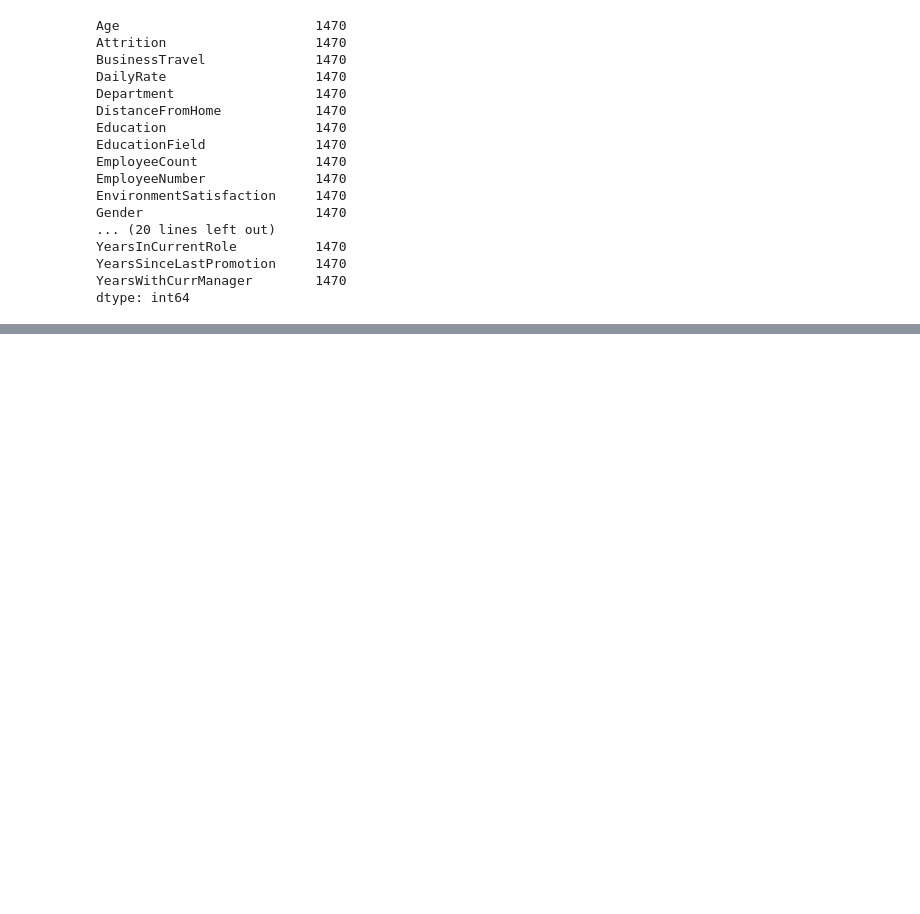
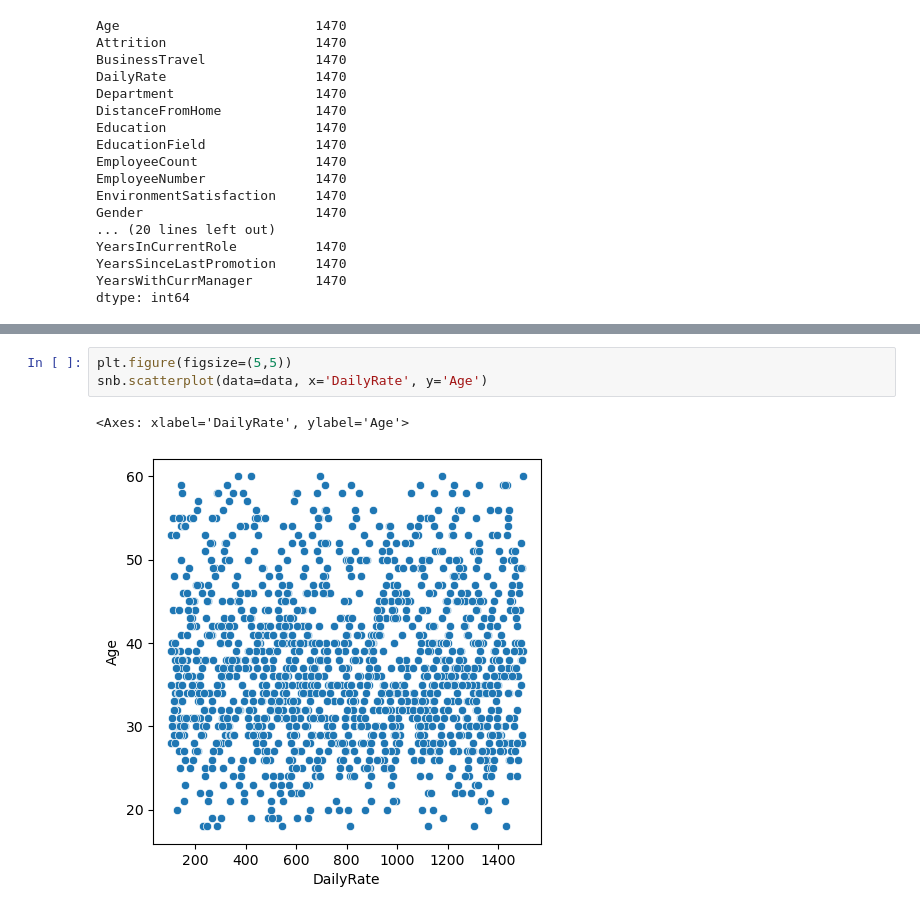
Before and after one commit to MJanbandhu/OnlyPractice, a Jupyter notebook: Machine_Learning/Decision Tree/Pract DT RF Bagging and Boosting .ipynb, the cells around one changed output, grey strips where cells are left out. Cells and saved outputs as stored; diff of their text form; blank space fills up the shorter version.

```diff
--- a/Machine_Learning/Decision Tree/Pract DT RF Bagging and Boosting .ipynb
+++ b/Machine_Learning/Decision Tree/Pract DT RF Bagging and Boosting .ipynb
@@ -50,0 +124,6 @@ dtype: int64
+# %%
+plt.figure(figsize=(5,5))
+snb.scatterplot(data=data, x='DailyRate', y='Age')
+# %% [output]
+<Axes: xlabel='DailyRate', ylabel='Age'>
+[figure, added]
```
Also changed, not shown: parts of 8 cells of this notebook.
